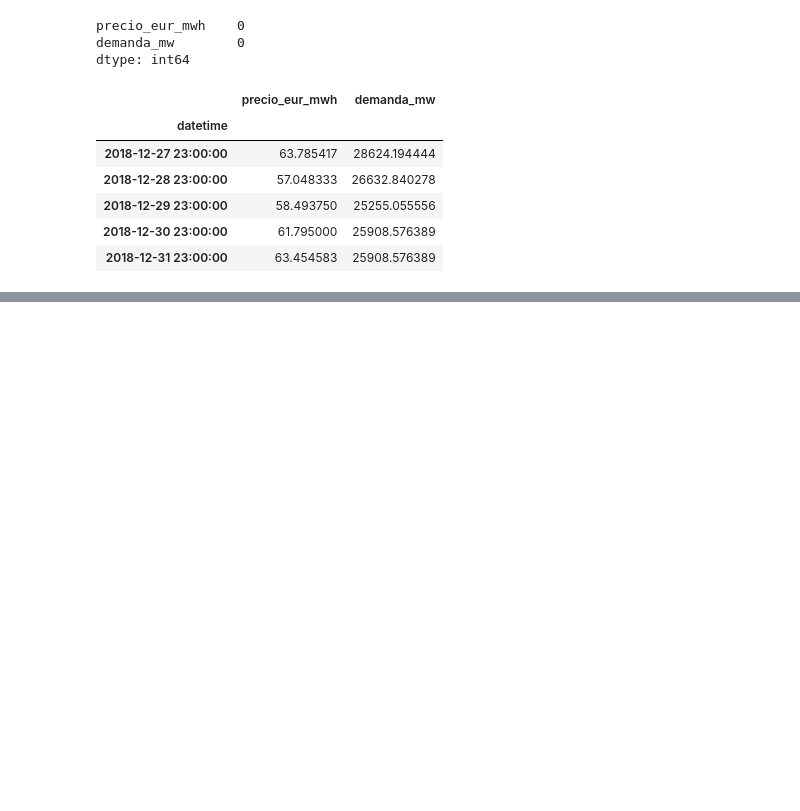
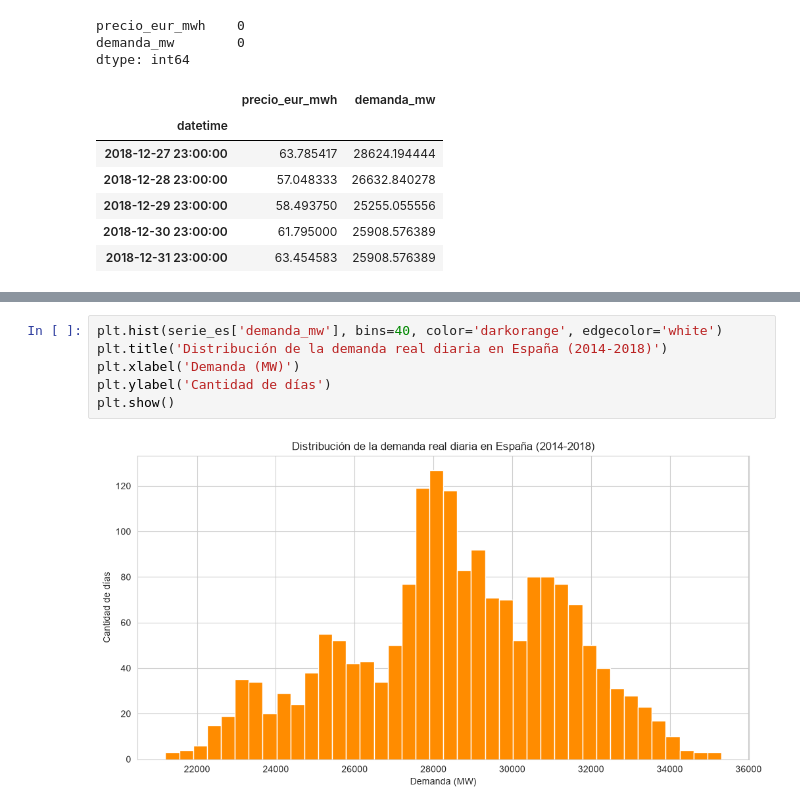
Before and after one commit to juan84123/The-hatch---ch-1, a Jupyter notebook: the_hatch - Note 2.ipynb, the cells around one changed output, grey strips where cells are left out. Cells and saved outputs as stored; diff of their text form; blank space fills up the shorter version.

```diff
--- a/the_hatch - Note 2.ipynb
+++ b/the_hatch - Note 2.ipynb
@@ -135,0 +233,8 @@ dtype: int64
+# %%
+plt.hist(serie_es['demanda_mw'], bins=40, color='darkorange', edgecolor='white')
+plt.title('Distribución de la demanda real diaria en España (2014-2018)')
+plt.xlabel('Demanda (MW)')
+plt.ylabel('Cantidad de días')
+plt.show()
+# %% [output]
+[figure, added]
```
Also changed, not shown: parts of 22 cells of this notebook.
